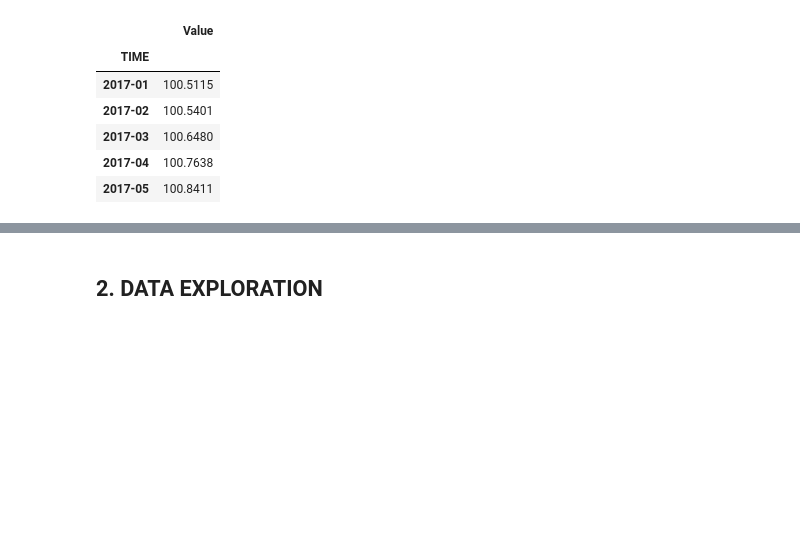
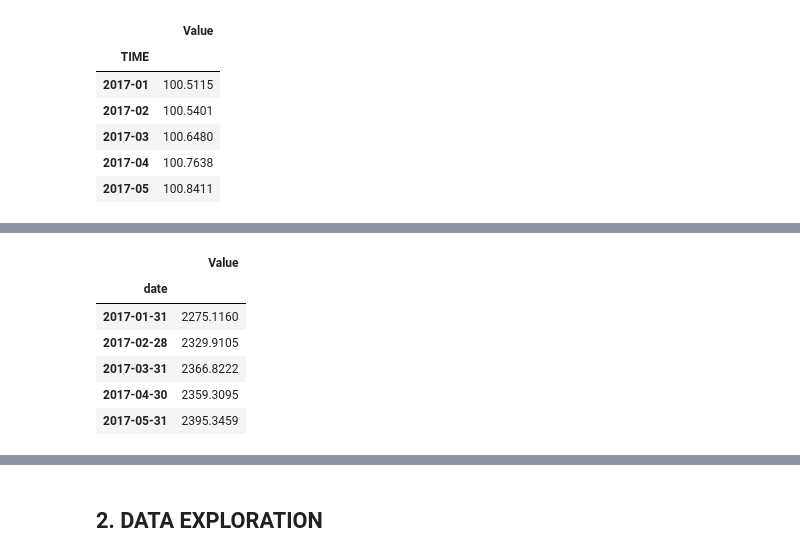
Before and after one commit to s-asrmorais/MSc_thesis_code_DataScience, a Jupyter notebook: code.ipynb, the cells around one changed output, grey strips where cells are left out. Saved outputs shown, nothing was run; the diff lists cells and outputs as text; code cells hidden in the pictures; blank space fills up the shorter version.

```diff
--- a/code.ipynb
+++ b/code.ipynb
@@ -116,0 +215,16 @@ GT.head()
+# %%
+## S&P500 index
+# Import the variable
+SP500 = pd.read_csv('C:/Users/sofia/OneDrive/Desktop/CLSBE/2nd year/Tese/data/SP500.csv', header=0,index_col=0)
+SP500 = SP500.rename(columns={'s1': 'Value'})
+SP500= SP500.drop(['conf','status1'], axis='columns')
+SP500.index = pd.to_datetime(SP500.index)
+SP500.head()
+# %% [output]
+|  | Value |
+| date |  |
+| 2017-01-31 | 2275.1160 |
+| 2017-02-28 | 2329.9105 |
+| 2017-03-31 | 2366.8222 |
+| 2017-04-30 | 2359.3095 |
+| 2017-05-31 | 2395.3459 |
```
Also changed, not shown: parts of 9 cells of this notebook.
